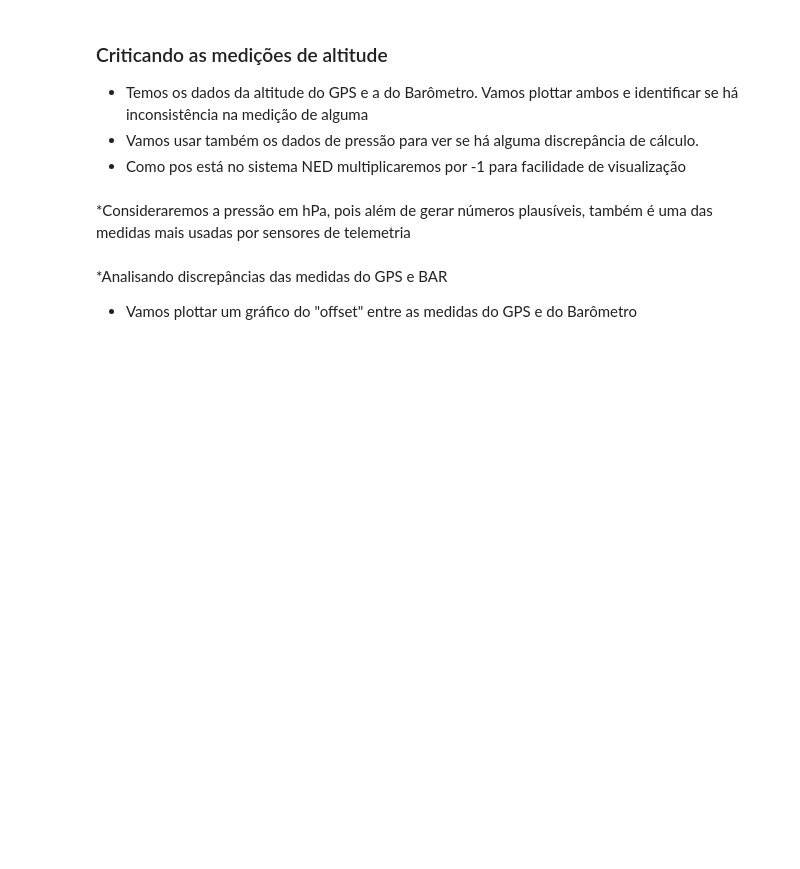
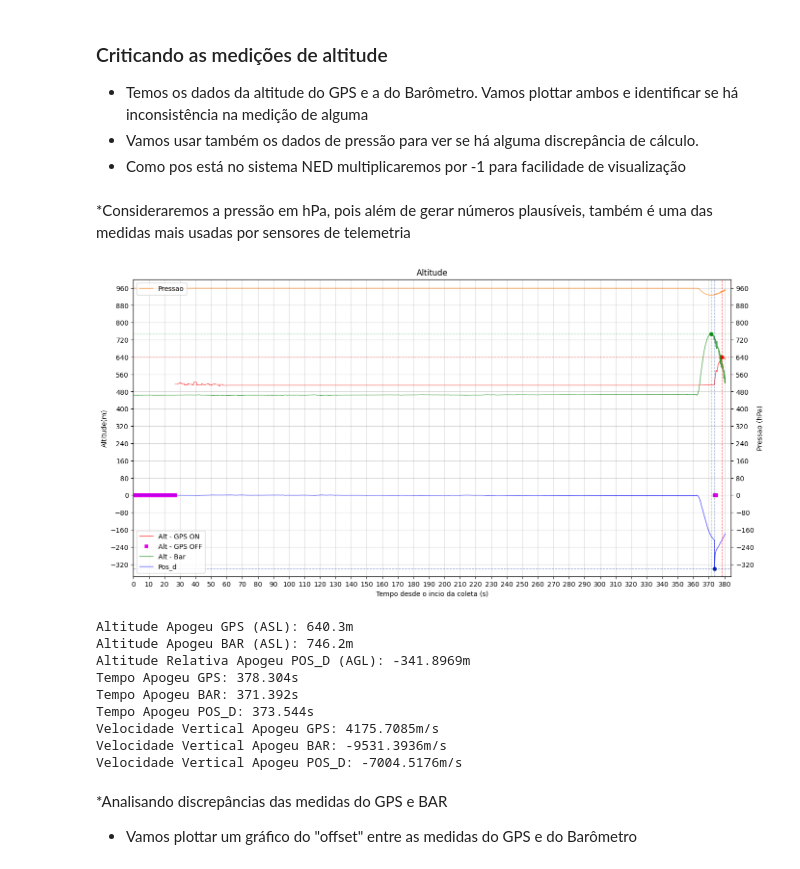
Before and after one commit to EnzoBat17/Analise-de-Dados-NASHIRA---EPTA, a Jupyter notebook: Analise de Dados NASHIRA.ipynb, the cells around one changed output. Drawn from its saved outputs; the diff is of its cells as text; code cells hidden in the pictures; blank space fills up the shorter version.

```diff
--- a/Analise de Dados NASHIRA.ipynb
+++ b/Analise de Dados NASHIRA.ipynb
@@ -125,9 +125,9 @@ time_interval_ap_gps = df_apogeu["time_interval"].iloc[id_apogeu_gps] #em ms
 time_interval_ap_bar = df_apogeu["time_interval"].iloc[id_apogeu_bar]
 time_interval_ap_posd = df_apogeu["time_interval"].iloc[id_apogeu_posd]
 
-vel_ap_gps = df_apogeu["vel_d"].iloc[id_apogeu_gps]
-vel_ap_bar = df_apogeu["vel_d"].iloc[id_apogeu_bar]
-vel_ap_posd = df_apogeu["vel_d"].iloc[id_apogeu_posd]
+vel_d_ap_gps = df_apogeu["vel_d"].iloc[id_apogeu_gps]
+vel_d_ap_bar = df_apogeu["vel_d"].iloc[id_apogeu_bar]
+vel_ap_pos_d = df_apogeu["vel_d"].iloc[id_apogeu_posd]
 
 time_interval_ap_gps /= 1000
 time_interval_ap_bar /= 1000
@@ -136,36 +136,47 @@ time_interval_ap_posd /= 1000
 axe1.axvline(x=time_interval_ap_gps, color="#FD00009C", linewidth = 0.9, linestyle = "--")
 axe1.axhline(y=alt_ap_gps, color="#FD00009C", linewidth = 0.9, linestyle = "--")
 axe1.scatter(x=time_interval_ap_gps, y=alt_ap_gps, color="#FD00009C", linewidths= 0.1, alpha=1, label = "Apogeu - GPS")
 axe1.axvline(x=time_interval_ap_bar, color="#07941371", linewidth = 0.9, linestyle = "--")
 axe1.axhline(y=alt_ap_bar, color="#07941371", linewidth = 0.9, linestyle = "--")
 axe1.scatter(x=time_interval_ap_bar, y=alt_ap_bar, color="#07941371", linewidths= 0.1, alpha=1, label = "Apogeu - BAR")
 axe1.axvline(x=time_interval_ap_posd, color="#07289470", linewidth = 0.9, linestyle = "--")
 axe1.axhline(y=alt_ap_posd, color="#07289470", linewidth = 0.9, linestyle = "--")
 axe1.scatter(x=time_interval_ap_posd, y=alt_ap_posd, color="#07289470", linewidths= 0.1, alpha=1, label = "Apogeu - BAR")
 
 
 
 #Criando o segundo eixo y (pressao)
 axe2 = axe1.twinx()
 axe2.plot(df_alt["time_interval"],df_alt["pressure"], color ="#F97400FF", linestyle="-",label ="Pressao", alpha = 0.7, linewidth = 1)
 axe2.set_ylabel("Pressao (hPa)")
 axe2.set_ylim(1.1*df_alt["pos_d"].min(),1000)
 axe2.grid(False)
 axe2.legend(loc = "upper left")
 axe2.yaxis.set_major_locator(ticker.MaxNLocator(22))
 
 
 plt.title("Altitude")
 plt.show()
 print(f"Altitude Apogeu GPS (ASL): {alt_ap_gps}m")
 print(f"Altitude Apogeu BAR (ASL): {alt_ap_bar}m")
 print(f"Altitude Relativa Apogeu POS_D (AGL): {alt_ap_posd}m")
 print(f"Tempo Apogeu GPS: {time_interval_ap_gps}s")
 print(f"Tempo Apogeu BAR: {time_interval_ap_bar}s")
 print(f"Tempo Apogeu POS_D: {time_interval_ap_posd}s")
-print(f"Velocidade Apogeu GPS: {vel_ap_gps}m/s")
-print(f"Velocidade Apogeu BAR: {vel_ap_bar}m/s")
-print(f"Velocidade Apogeu POS_D: {vel_ap_posd}m/s")
+print(f"Velocidade Vertical Apogeu GPS: {vel_d_ap_gps}m/s")
+print(f"Velocidade Vertical Apogeu BAR: {vel_d_ap_bar}m/s")
+print(f"Velocidade Vertical Apogeu POS_D: {vel_ap_pos_d}m/s")
+# %% [output]
+[figure, added]
+Altitude Apogeu GPS (ASL): 640.3m
+Altitude Apogeu BAR (ASL): 746.2m
+Altitude Relativa Apogeu POS_D (AGL): -341.8969m
+Tempo Apogeu GPS: 378.304s
+Tempo Apogeu BAR: 371.392s
+Tempo Apogeu POS_D: 373.544s
+Velocidade Vertical Apogeu GPS: 4175.7085m/s
+Velocidade Vertical Apogeu BAR: -9531.3936m/s
+Velocidade Vertical Apogeu POS_D: -7004.5176m/s
 # %% [markdown]
 *Analisando discrepâncias das medidas do GPS e BAR
 
```
Also changed, not shown: parts of 13 cells of this notebook.
